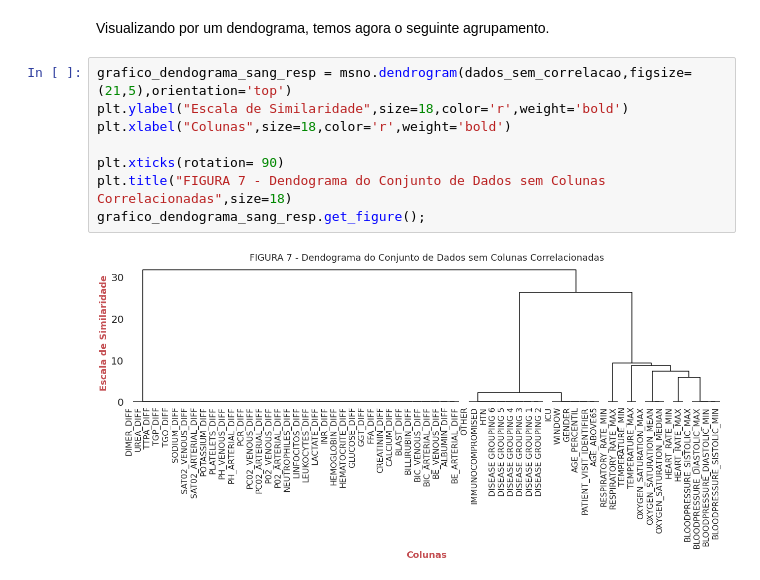
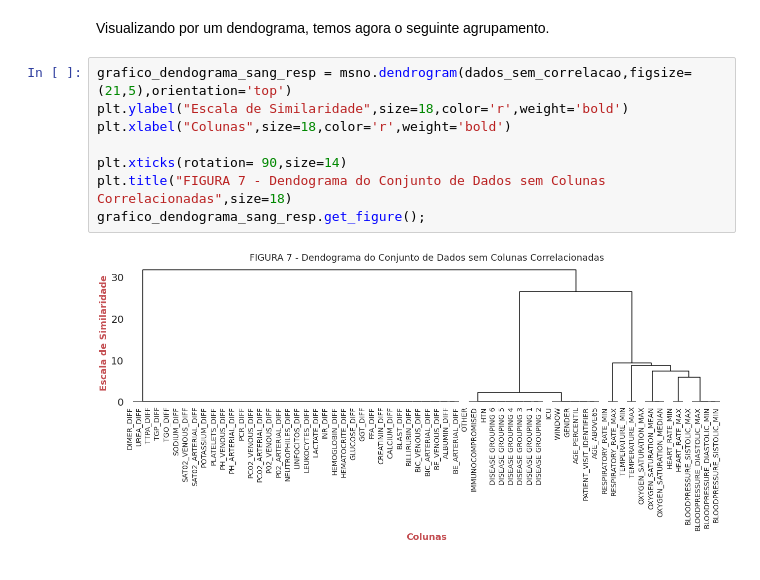
Before and after one commit to MatheusOrange211/Sirio_Libanes_ICU_Prediction, a Jupyter notebook: Visualizando_os_dados_Sirio_Libanes.ipynb, the cells around one changed output. Drawn from its saved outputs; the diff is of its cells as text.

```diff
--- a/Visualizando_os_dados_Sirio_Libanes.ipynb
+++ b/Visualizando_os_dados_Sirio_Libanes.ipynb
@@ -533,10 +536,10 @@ Visualizando por um dendograma, temos agora o seguinte agrupamento.
 # %%
 grafico_dendograma_sang_resp = msno.dendrogram(dados_sem_correlacao,figsize=(21,5),orientation='top')
 plt.ylabel("Escala de Similaridade",size=18,color='r',weight='bold')
 plt.xlabel("Colunas",size=18,color='r',weight='bold')
 
-plt.xticks(rotation= 90)
+plt.xticks(rotation= 90,size=14)
 plt.title("FIGURA 7 - Dendograma do Conjunto de Dados sem Colunas Correlacionadas",size=18)
 grafico_dendograma_sang_resp.get_figure();
 # %% [output]
-[figure, old version]
+[figure, new version]
```
Also changed, not shown: parts of 16 cells of this notebook.
